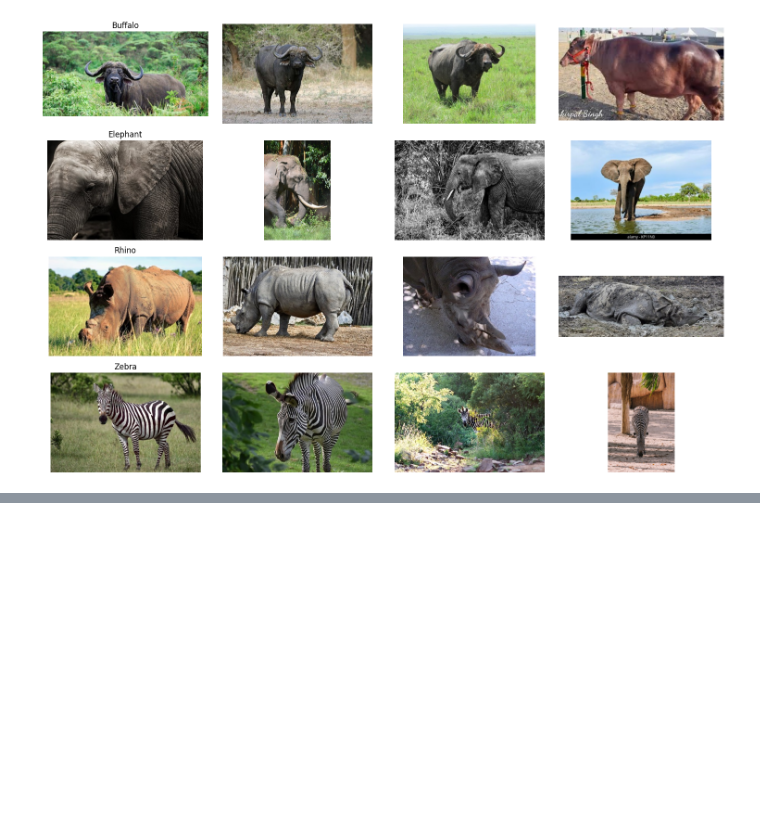
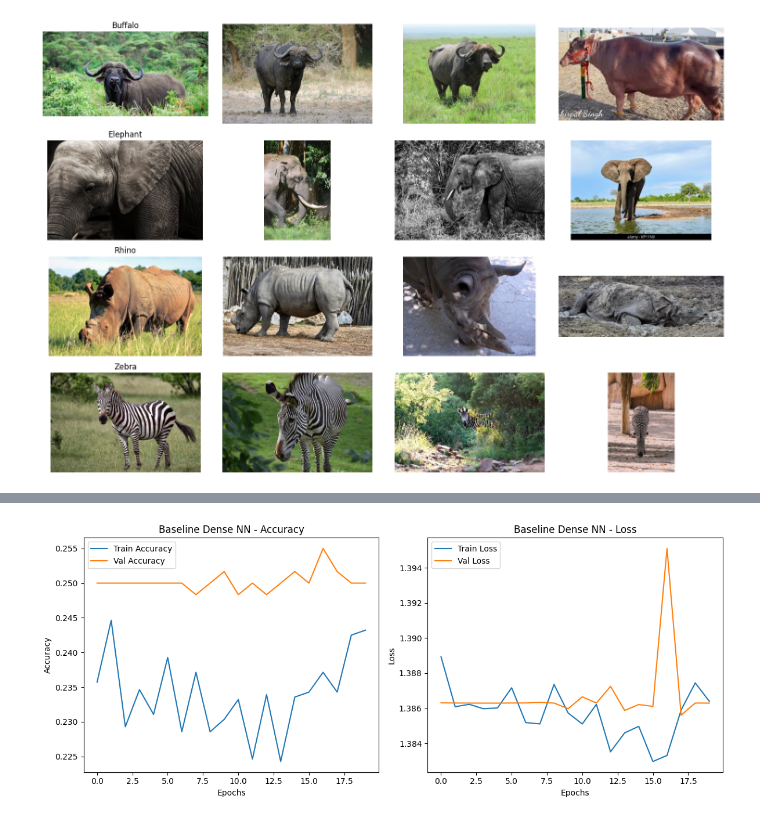
Before and after one commit to mayerllyyo/cnn-inductive-bias-analysis, a Jupyter notebook: notebook.ipynb, the cells around one changed output, grey strips where cells are left out. Cells and saved outputs as stored; diff of their text form; code cells hidden in the pictures; blank space fills up the shorter version.

Commit message:
Add non-convolutional baseline model and evaluation

```diff
--- a/notebook.ipynb
+++ b/notebook.ipynb
@@ -154,0 +250,17 @@ display_sample_images(DATASET_PATH, CLASSES)
+# %%
+def crate_baseline_model(input_shape, num_classes):
+    model = models.Sequential([
+        layers.Flatten(input_shape=input_shape, name='flatten'),
+        layers.Dense(256, activation='relu', name='dense_1'),
+        layers.Dropout(0.3, name='dropout_1'),
+        layers.Dense(128, activation='relu', name='dense_2'),
+        layers.Dropout(0.3, name='dropout_2'),
+        layers.Dense(num_classes, activation='softmax', name='output')
+    ], name='Baseline_Dense_NN')
+
+    return model
+
+input_shape = X_train.shape[1:]
+baseline_model = crate_baseline_model(INPUT_SHAPE, NUM_CLASSES)
+baseline_model.compile(optimizer='adam', loss='categorical_crossentropy', metrics=['accuracy'])
+baseline_model.summary()
@@ -154,0 +328,28 @@ display_sample_images(DATASET_PATH, CLASSES)
+# %%
+# Plot training history
+def plot_training_history(history, title):
+    plt.figure(figsize=(12, 5))
+
+    # Accuracy plot
+    plt.subplot(1, 2, 1)
+    plt.plot(history.history['accuracy'], label='Train Accuracy')
+    plt.plot(history.history['val_accuracy'], label='Val Accuracy')
+    plt.title(f'{title} - Accuracy')
+    plt.xlabel('Epochs')
+    plt.ylabel('Accuracy')
+    plt.legend()
+
+    # Loss plot
+    plt.subplot(1, 2, 2)
+    plt.plot(history.history['loss'], label='Train Loss')
+    plt.plot(history.history['val_loss'], label='Val Loss')
+    plt.title(f'{title} - Loss')
+    plt.xlabel('Epochs')
+    plt.ylabel('Loss')
+    plt.legend()
+
+    plt.tight_layout()
+    plt.show()
+plot_training_history(history_baseline, "Baseline Dense NN")
+# %% [output]
+[figure, added]
```
Also changed, not shown: parts of 11 cells of this notebook.
